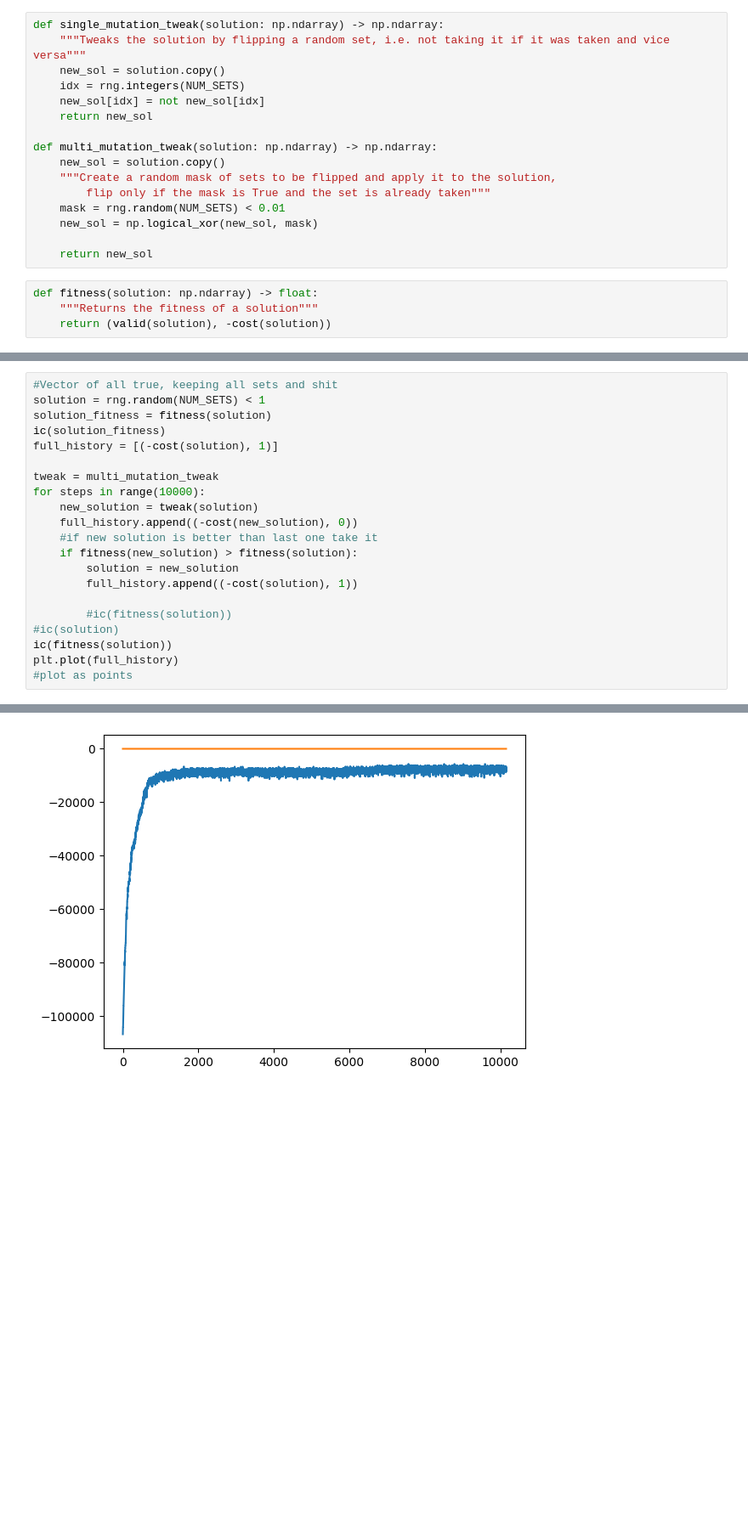
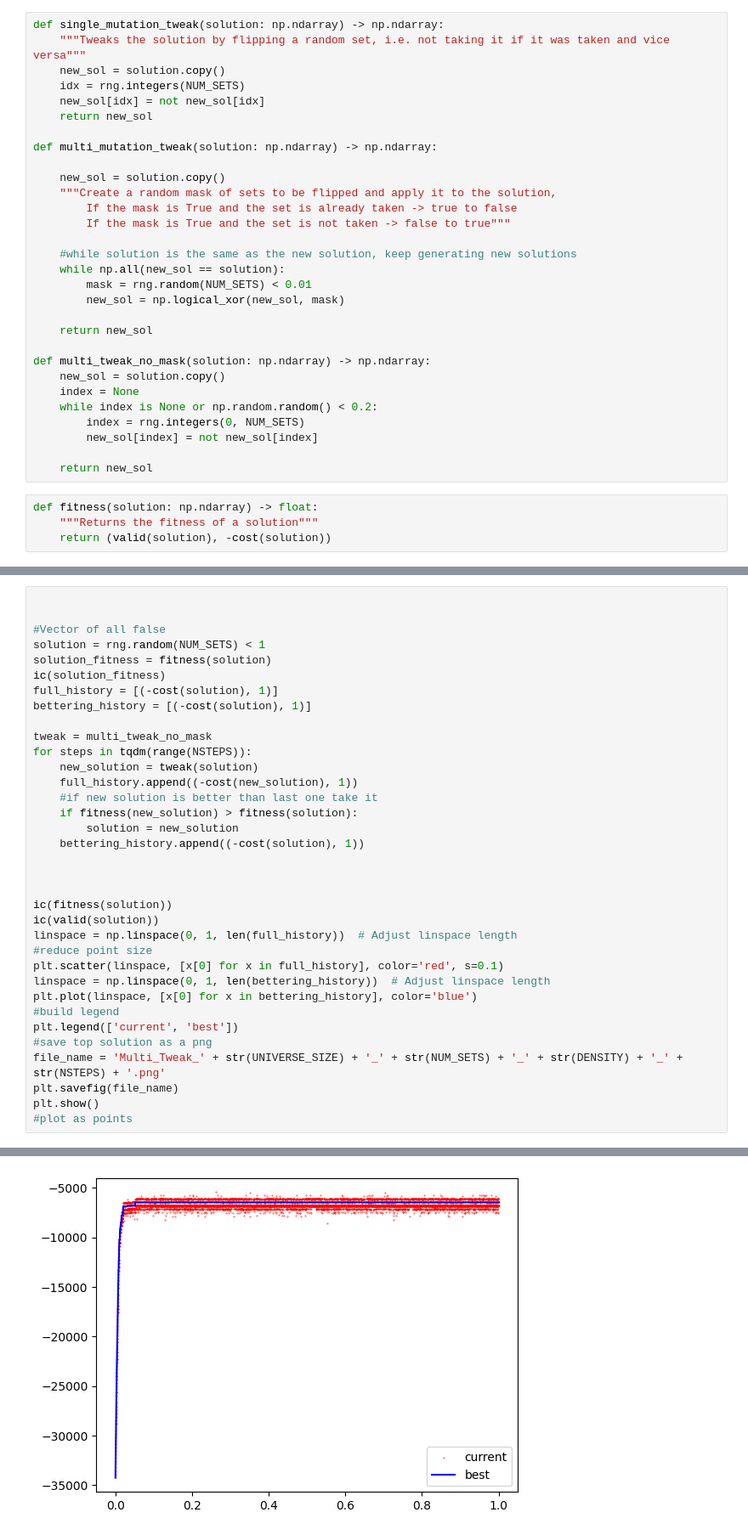
Before and after one commit to FabioGigante00/CI2024_lab1, a Jupyter notebook: set-cover.ipynb, the cells around one changed output, grey strips where cells are left out. Shown at 85% size. Saved outputs shown, nothing was run; the diff lists cells and outputs as text; blank space fills up the shorter version.

Commit message:
Simulated Annealing, Multi random Tweak and Iterated Local search + images

```diff
--- a/set-cover.ipynb
+++ b/set-cover.ipynb
@@ -65,13 +75,27 @@ def single_mutation_tweak(solution: np.ndarray) -> np.ndarray:
     return new_sol
 
 def multi_mutation_tweak(solution: np.ndarray) -> np.ndarray:
+
     new_sol = solution.copy()
     """Create a random mask of sets to be flipped and apply it to the solution,
-        flip only if the mask is True and the set is already taken"""
-    mask = rng.random(NUM_SETS) < 0.01
-    new_sol = np.logical_xor(new_sol, mask)
+        If the mask is True and the set is already taken -> true to false
+        If the mask is True and the set is not taken -> false to true"""
+
+    #while solution is the same as the new solution, keep generating new solutions
+    while np.all(new_sol == solution):
+        mask = rng.random(NUM_SETS) < 0.01
+        new_sol = np.logical_xor(new_sol, mask)
 
     return new_sol
+
+def multi_tweak_no_mask(solution: np.ndarray) -> np.ndarray:
+    new_sol = solution.copy()
+    index = None
+    while index is None or np.random.random() < 0.2:
+        index = rng.integers(0, NUM_SETS)
+        new_sol[index] = not new_sol[index]
+
+    return new_sol
 # %%
 def fitness(solution: np.ndarray) -> float:
     """Returns the fitness of a solution"""
@@ -79,22 +105,36 @@ def fitness(solution: np.ndarray) -> float:
 # %%
-#Vector of all true, keeping all sets and shit
+
+
+#Vector of all false
 solution = rng.random(NUM_SETS) < 1
 solution_fitness = fitness(solution)
 ic(solution_fitness)
 full_history = [(-cost(solution), 1)]
+bettering_history = [(-cost(solution), 1)]
 
-tweak = multi_mutation_tweak
-for steps in range(10000):
+tweak = multi_tweak_no_mask
+for steps in tqdm(range(NSTEPS)):
     new_solution = tweak(solution)
-    full_history.append((-cost(new_solution), 0))
+    full_history.append((-cost(new_solution), 1))
     #if new solution is better than last one take it
     if fitness(new_solution) > fitness(solution):
         solution = new_solution
-        full_history.append((-cost(solution), 1))
+    bettering_history.append((-cost(solution), 1))
 
-        #ic(fitness(solution))
-#ic(solution)
+
+
 ic(fitness(solution))
-plt.plot(full_history)
+ic(valid(solution))
+linspace = np.linspace(0, 1, len(full_history))  # Adjust linspace length
+#reduce point size
+plt.scatter(linspace, [x[0] for x in full_history], color='red', s=0.1)
+linspace = np.linspace(0, 1, len(bettering_history))  # Adjust linspace length
+plt.plot(linspace, [x[0] for x in bettering_history], color='blue')
+#build legend
+plt.legend(['current', 'best'])
+#save top solution as a png
+file_name = 'Multi_Tweak_' + str(UNIVERSE_SIZE) + '_' + str(NUM_SETS) + '_' + str(DENSITY) + '_' + str(NSTEPS) + '.png'
+plt.savefig(file_name)
+plt.show()
 #plot as points
 # %% [output]
@@ -105 +144 @@ ic| fitness(solution): (np.True_, np.float64(-6689.330630597301))
-[figure, old version]
+[figure, new version]
```
Also changed, not shown: parts of 15 cells of this notebook, 11 other files.
